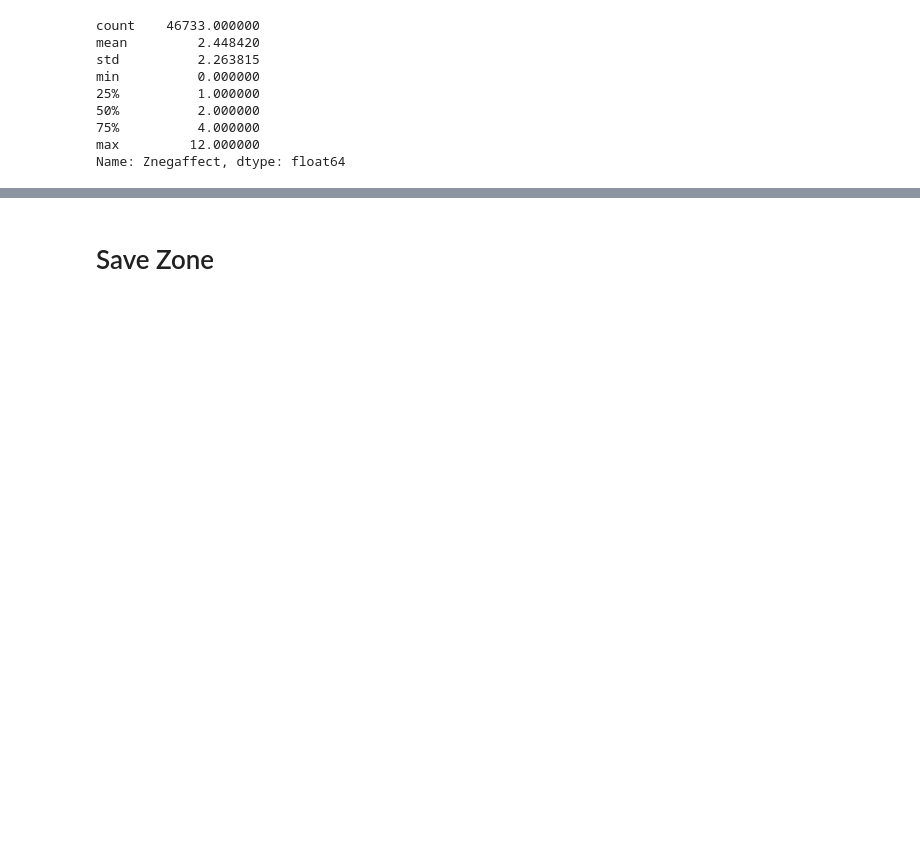
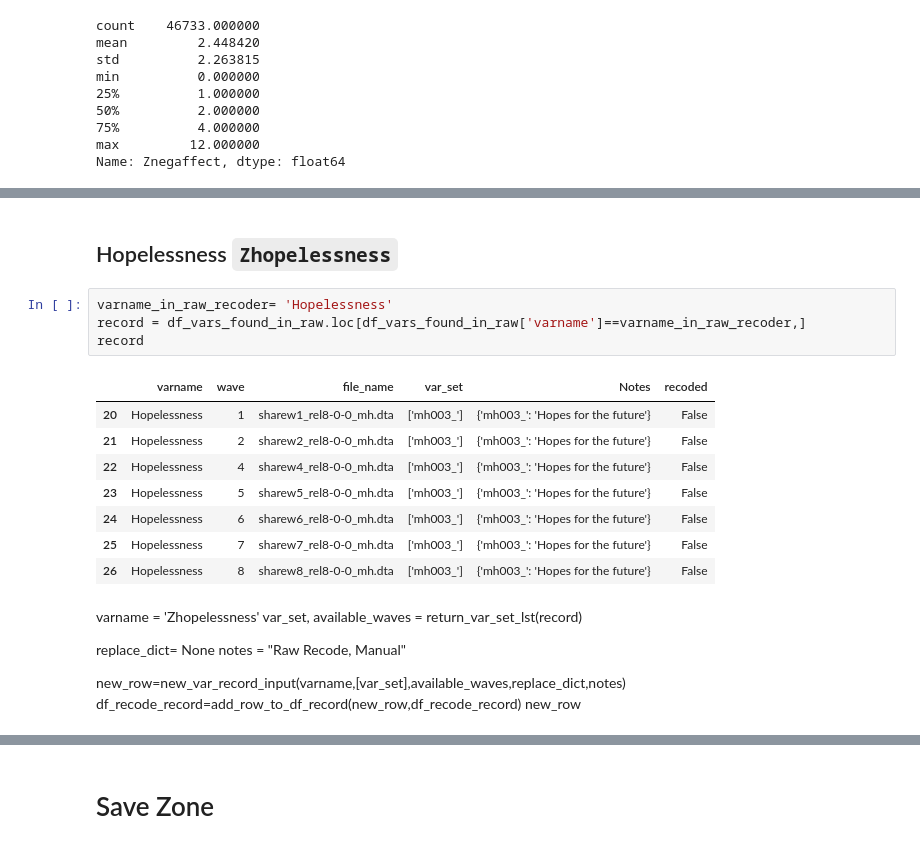
Before and after one commit to vallerrr/Mortality_prediction_cross_countries, a Jupyter notebook: data_preprocess_src/SHARE_Recode.ipynb, the cells around one changed output, grey strips where cells are left out. Drawn from its saved outputs; the diff is of its cells as text; blank space fills up the shorter version.

```diff
--- a/data_preprocess_src/SHARE_Recode.ipynb
+++ b/data_preprocess_src/SHARE_Recode.ipynb
@@ -2183,0 +2668,25 @@ Name: Znegaffect, dtype: float64
+# %% [markdown]
+## Hopelessness `Zhopelessness`
+# %%
+varname_in_raw_recoder= 'Hopelessness'
+record = df_vars_found_in_raw.loc[df_vars_found_in_raw['varname']==varname_in_raw_recoder,]
+record
+# %% [output]
+|  | varname | wave | file_name | var_set | Notes | recoded |
+| 20 | Hopelessness | 1 | sharew1_rel8-0-0_mh.dta | ['mh003_'] | {'mh003_': 'Hopes for the future'} | False |
+| 21 | Hopelessness | 2 | sharew2_rel8-0-0_mh.dta | ['mh003_'] | {'mh003_': 'Hopes for the future'} | False |
+| 22 | Hopelessness | 4 | sharew4_rel8-0-0_mh.dta | ['mh003_'] | {'mh003_': 'Hopes for the future'} | False |
+| 23 | Hopelessness | 5 | sharew5_rel8-0-0_mh.dta | ['mh003_'] | {'mh003_': 'Hopes for the future'} | False |
+| 24 | Hopelessness | 6 | sharew6_rel8-0-0_mh.dta | ['mh003_'] | {'mh003_': 'Hopes for the future'} | False |
+| 25 | Hopelessness | 7 | sharew7_rel8-0-0_mh.dta | ['mh003_'] | {'mh003_': 'Hopes for the future'} | False |
+| 26 | Hopelessness | 8 | sharew8_rel8-0-0_mh.dta | ['mh003_'] | {'mh003_': 'Hopes for the future'} | False |
+# %% [markdown]
+varname = 'Zhopelessness'
+var_set, available_waves = return_var_set_lst(record)
+
+replace_dict=  None
+notes = "Raw Recode, Manual"
+
+new_row=new_var_record_input(varname,[var_set],available_waves,replace_dict,notes)
+df_recode_record=add_row_to_df_record(new_row,df_recode_record)
+new_row
```
Also changed, not shown: parts of 101 cells of this notebook, 4 other files.
